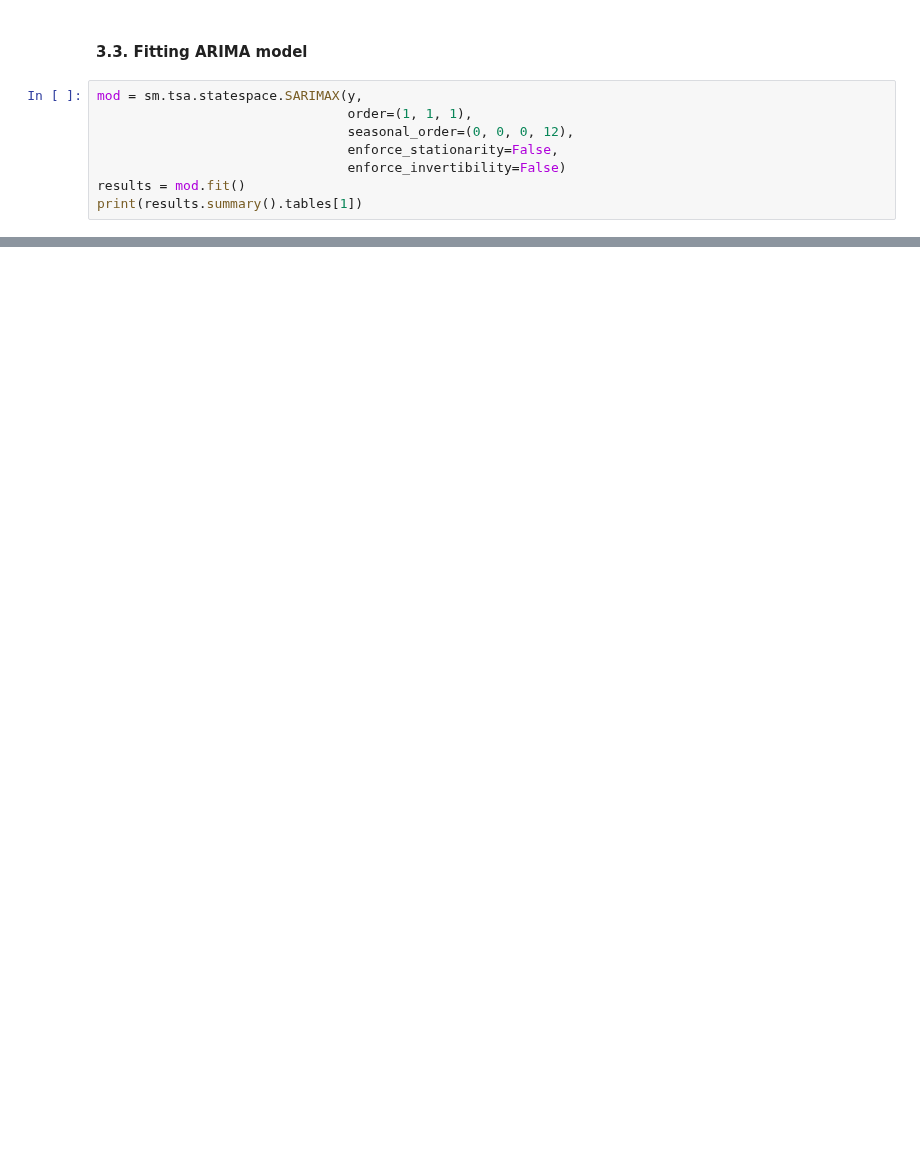
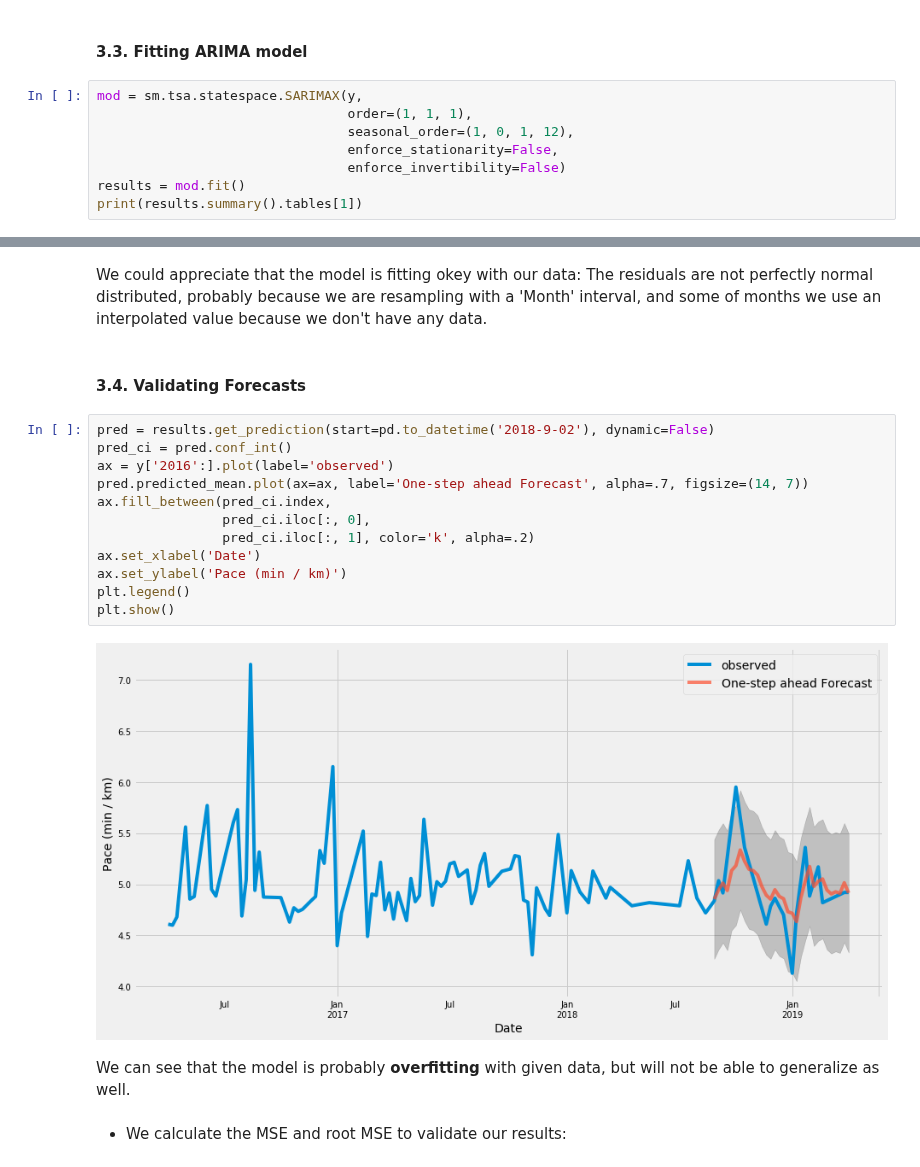
Before and after one commit to pausampietro/run_perfomance, a Jupyter notebook: 4. Regression Algorithms/Time Series Analysis.ipynb, the cells around one changed output, grey strips where cells are left out. Drawn from its saved outputs; the diff is of its cells as text; blank space fills up the shorter version.

```diff
--- a/4. Regression Algorithms/Time Series Analysis.ipynb
+++ b/4. Regression Algorithms/Time Series Analysis.ipynb
@@ -154,7 +162,7 @@ We can see as a minim AIC score -691, and now we take the parameters and seasona
 # %%
 mod = sm.tsa.statespace.SARIMAX(y,
                                 order=(1, 1, 1),
-                                seasonal_order=(0, 0, 0, 12),
+                                seasonal_order=(1, 0, 1, 12),
                                 enforce_stationarity=False,
                                 enforce_invertibility=False)
 results = mod.fit()
@@ -174,0 +185,22 @@ plt.show()
+# %% [markdown]
+We could appreciate that the model is fitting okey with our data: The residuals are not perfectly normal distributed, probably because we are resampling with a 'Month' interval, and some of months we use an interpolated value because we don't have any data.
+# %% [markdown]
+#### 3.4. Validating Forecasts
+# %%
+pred = results.get_prediction(start=pd.to_datetime('2018-9-02'), dynamic=False)
+pred_ci = pred.conf_int()
+ax = y['2016':].plot(label='observed')
+pred.predicted_mean.plot(ax=ax, label='One-step ahead Forecast', alpha=.7, figsize=(14, 7))
+ax.fill_between(pred_ci.index,
+                pred_ci.iloc[:, 0],
+                pred_ci.iloc[:, 1], color='k', alpha=.2)
+ax.set_xlabel('Date')
+ax.set_ylabel('Pace (min / km)')
+plt.legend()
+plt.show()
+# %% [output]
+[figure, added]
+# %% [markdown]
+We can see that the model is probably **overfitting** with given data, but will not be able to generalize as well.
+# %% [markdown]
+* We calculate the MSE and root MSE to validate our results:
```
Also changed, not shown: parts of 23 cells of this notebook.
